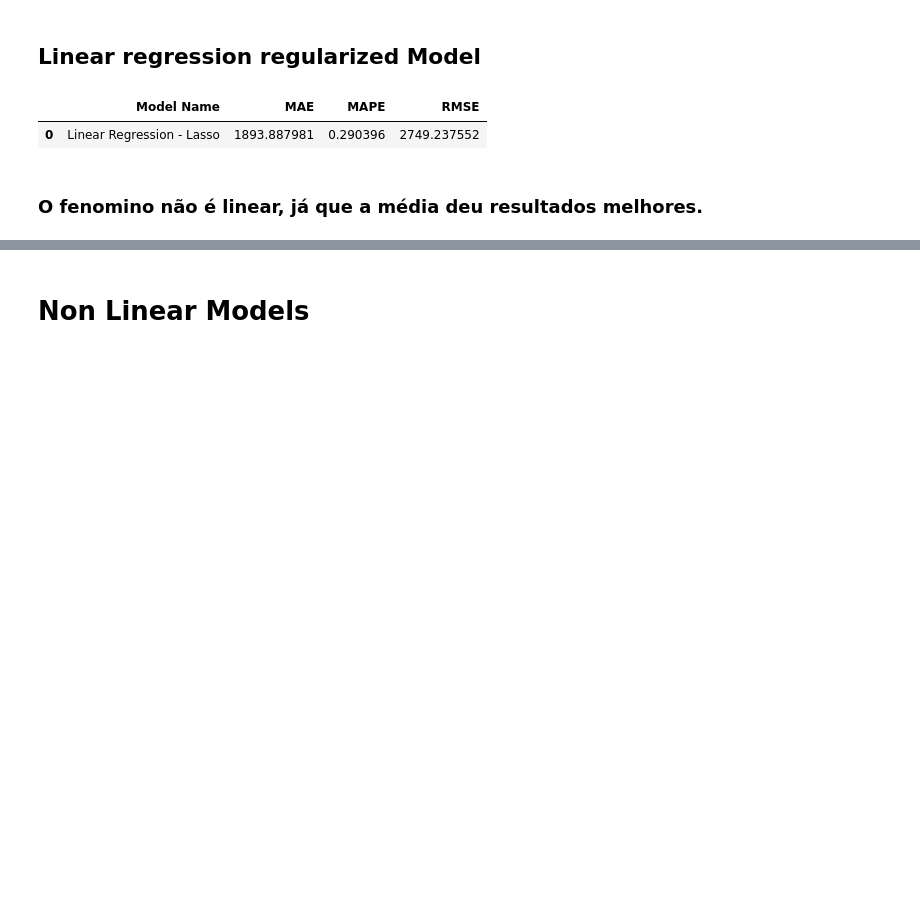
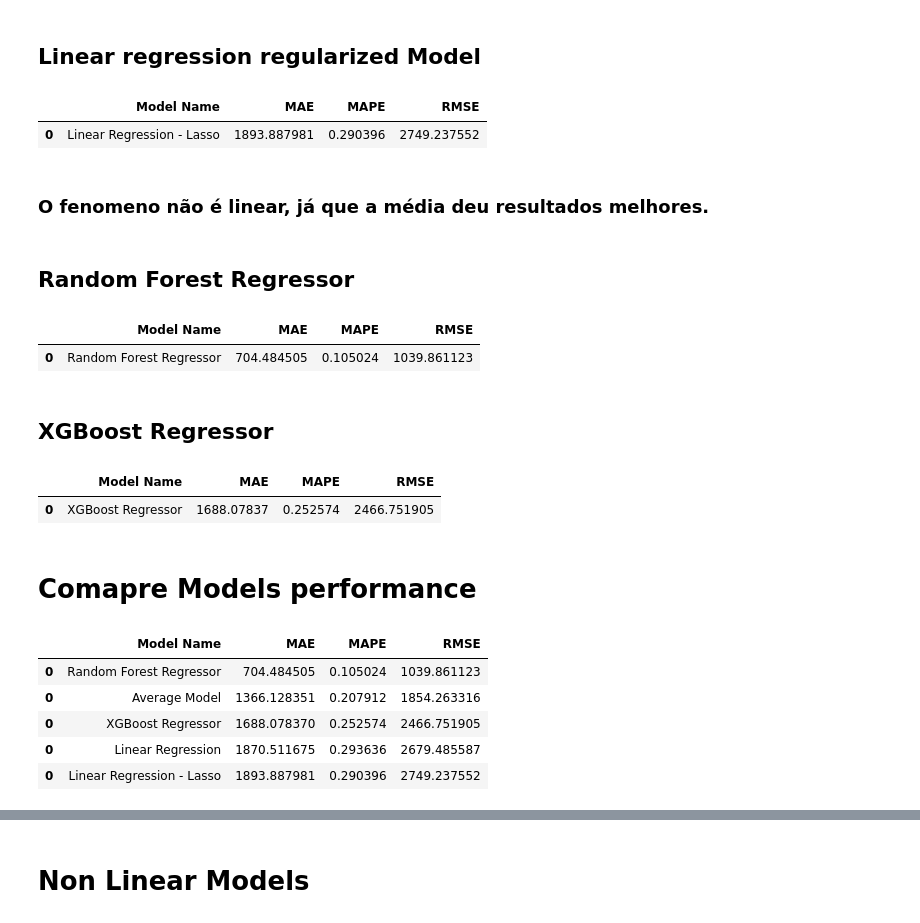
Before and after one commit to LuigiFerrari14/Data-Science-in-Production, a Jupyter notebook: RossmannSalesPrediction.ipynb, the cells around one changed output, grey strips where cells are left out. Saved outputs shown, nothing was run; the diff lists cells and outputs as text; code cells hidden in the pictures; blank space fills up the shorter version.

```diff
--- a/RossmannSalesPrediction.ipynb
+++ b/RossmannSalesPrediction.ipynb
@@ -1045,4 +1046,38 @@ lasso_result
 |  | Model Name | MAE | MAPE | RMSE |
 | 0 | Linear Regression - Lasso | 1893.887981 | 0.290396 | 2749.237552 |
 # %% [markdown]
-### O fenomino não é linear, já que a média deu resultados melhores.
+### O fenomeno não é linear, já que a média deu resultados melhores.
+# %% [markdown]
+## Random Forest Regressor
+# %%
+rf = RandomForestRegressor(n_estimators=100, n_jobs=-1, random_state=42).fit(x_train, y_train)
+yhat_rf = rf.predict(x_test)
+
+rf_result = ml_error('Random Forest Regressor', np.expm1(y_test), np.expm1(yhat_rf))
+rf_result
+# %% [output]
+|  | Model Name | MAE | MAPE | RMSE |
+| 0 | Random Forest Regressor | 704.484505 | 0.105024 | 1039.861123 |
+# %% [markdown]
+## XGBoost Regressor
+# %%
+model_xgb = xgb.XGBRegressor(objective='reg:squarederror', n_estimators=100, eta=0.01, max_depth=10, subsample=0.7).fit(x_train, y_train)
+yhat_xgb = model_xgb.predict(x_test)
+
+xgb_result = ml_error('XGBoost Regressor', np.expm1(y_test), np.expm1(yhat_xgb))
+xgb_result
+# %% [output]
+|  | Model Name | MAE | MAPE | RMSE |
+| 0 | XGBoost Regressor | 1688.07837 | 0.252574 | 2466.751905 |
+# %% [markdown]
+# Comapre Models performance
+# %%
+modelling_result = pd.concat([baseline_result, lr_result, lasso_result, rf_result, xgb_result])
+modelling_result.sort_values('RMSE')
+# %% [output]
+|  | Model Name | MAE | MAPE | RMSE |
+| 0 | Random Forest Regressor | 704.484505 | 0.105024 | 1039.861123 |
+| 0 | Average Model | 1366.128351 | 0.207912 | 1854.263316 |
+| 0 | XGBoost Regressor | 1688.078370 | 0.252574 | 2466.751905 |
+| 0 | Linear Regression | 1870.511675 | 0.293636 | 2679.485587 |
+| 0 | Linear Regression - Lasso | 1893.887981 | 0.290396 | 2749.237552 |
```
Also changed, not shown: parts of 11 cells of this notebook.
